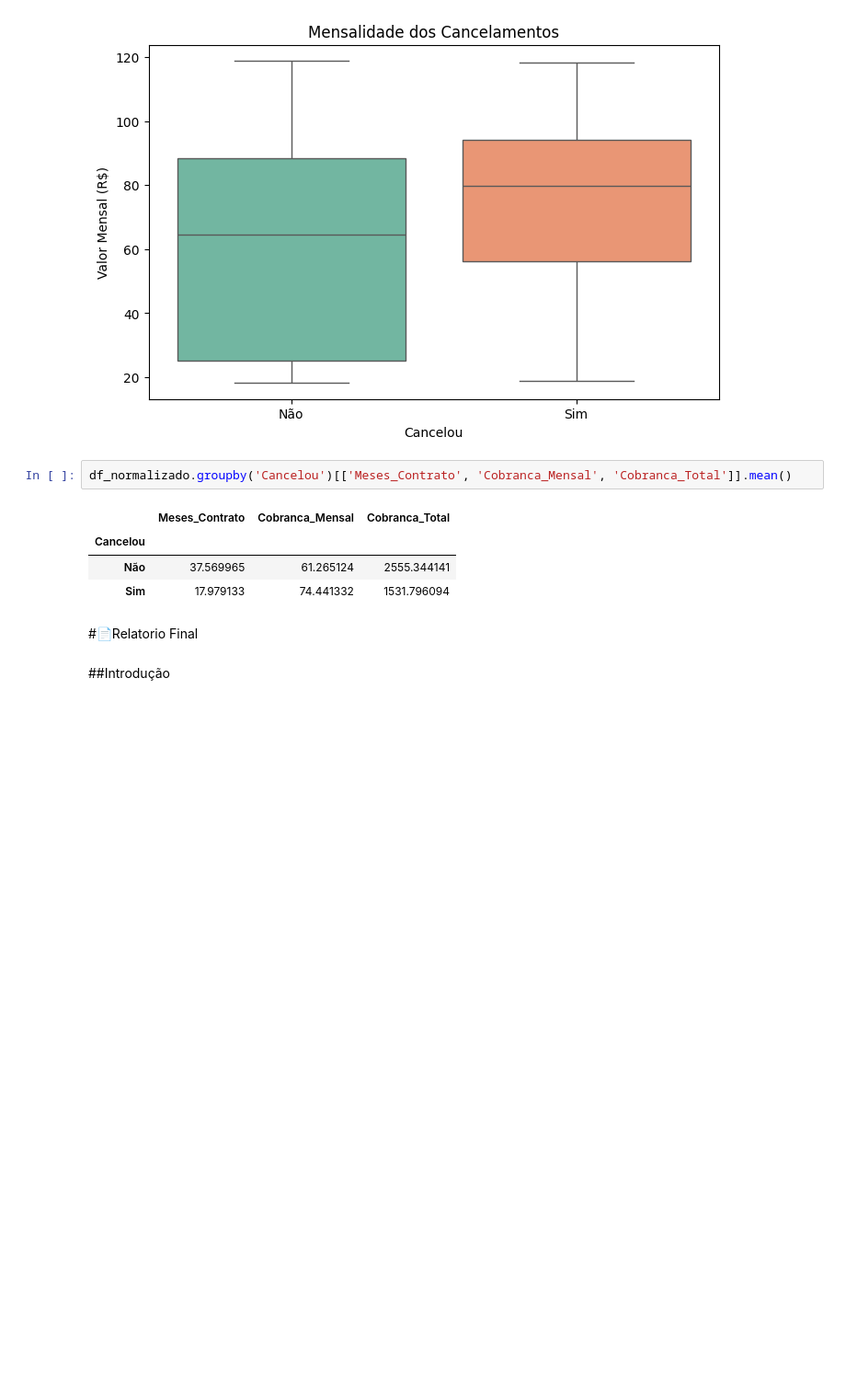
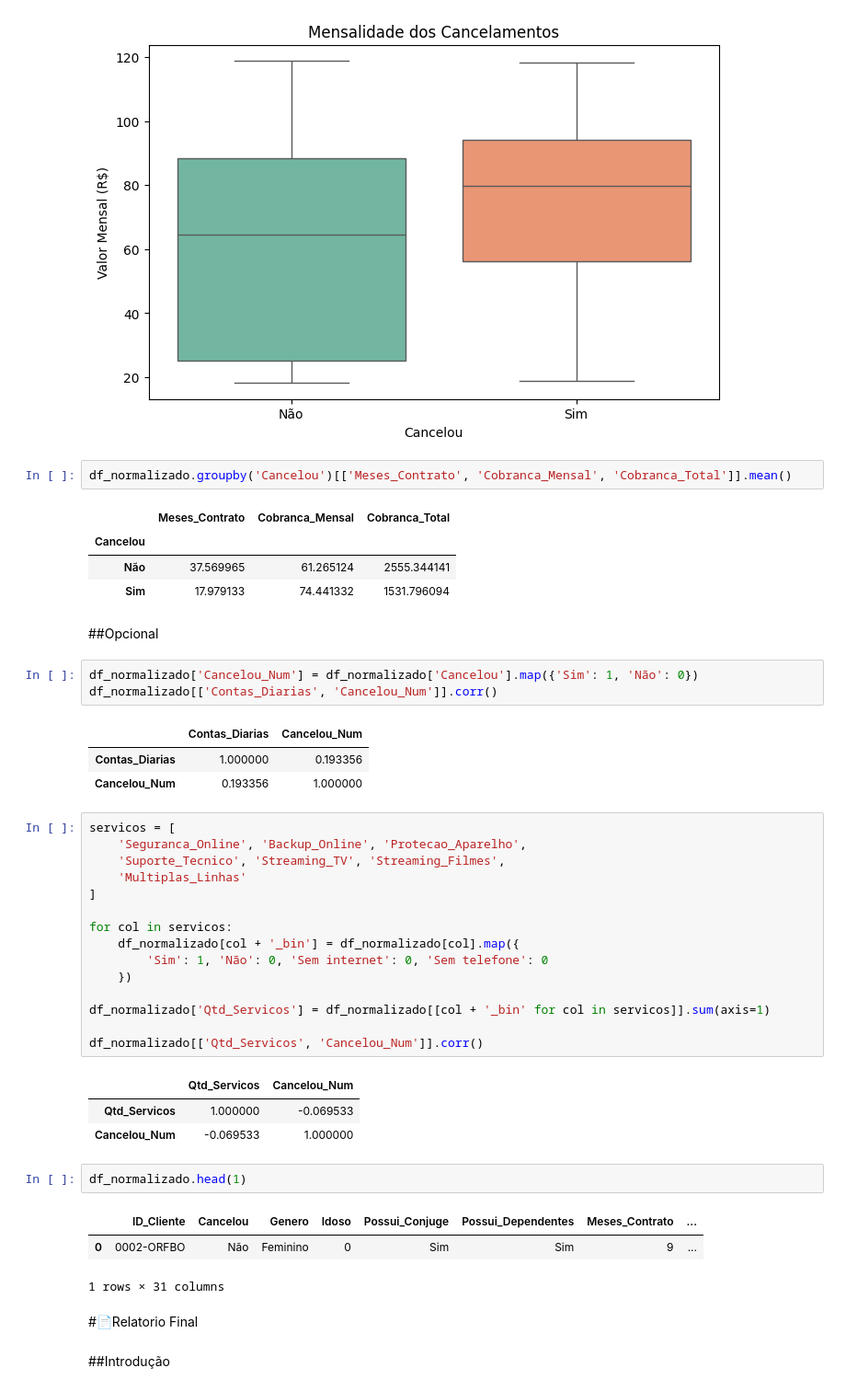
Before and after one commit to JessePMelo/Challenge-telecom-x, a Jupyter notebook: TelecomX_BR.ipynb, the cells around one changed output. Shown at 92% size. Saved outputs shown, nothing was run; the diff lists cells and outputs as text; blank space fills up the shorter version.

```diff
--- a/TelecomX_BR.ipynb
+++ b/TelecomX_BR.ipynb
@@ -389,6 +383,40 @@ df_normalizado.groupby('Cancelou')[['Meses_Contrato', 'Cobranca_Mensal', 'Cobran
 | Cancelou |  |  |  |
 | Não | 37.569965 | 61.265124 | 2555.344141 |
 | Sim | 17.979133 | 74.441332 | 1531.796094 |
+# %% [markdown]
+##Opcional
+# %%
+df_normalizado['Cancelou_Num'] = df_normalizado['Cancelou'].map({'Sim': 1, 'Não': 0})
+df_normalizado[['Contas_Diarias', 'Cancelou_Num']].corr()
+# %% [output]
+|  | Contas_Diarias | Cancelou_Num |
+| Contas_Diarias | 1.000000 | 0.193356 |
+| Cancelou_Num | 0.193356 | 1.000000 |
+# %%
+servicos = [
+    'Seguranca_Online', 'Backup_Online', 'Protecao_Aparelho',
+    'Suporte_Tecnico', 'Streaming_TV', 'Streaming_Filmes',
+    'Multiplas_Linhas'
+]
+
+for col in servicos:
+    df_normalizado[col + '_bin'] = df_normalizado[col].map({
+        'Sim': 1, 'Não': 0, 'Sem internet': 0, 'Sem telefone': 0
+    })
+
+df_normalizado['Qtd_Servicos'] = df_normalizado[[col + '_bin' for col in servicos]].sum(axis=1)
+
+df_normalizado[['Qtd_Servicos', 'Cancelou_Num']].corr()
+# %% [output]
+|  | Qtd_Servicos | Cancelou_Num |
+| Qtd_Servicos | 1.000000 | -0.069533 |
+| Cancelou_Num | -0.069533 | 1.000000 |
+# %%
+df_normalizado.head(1)
+# %% [output]
+|  | ID_Cliente | Cancelou | Genero | Idoso | Possui_Conjuge | Possui_Dependentes | Meses_Contrato | ... |
+| 0 | 0002-ORFBO | Não | Feminino | 0 | Sim | Sim | 9 | ... |
+1 rows × 31 columns
 # %% [markdown]
 #📄Relatorio Final
 # %% [markdown]
```
Also changed, not shown: parts of 13 cells of this notebook.
